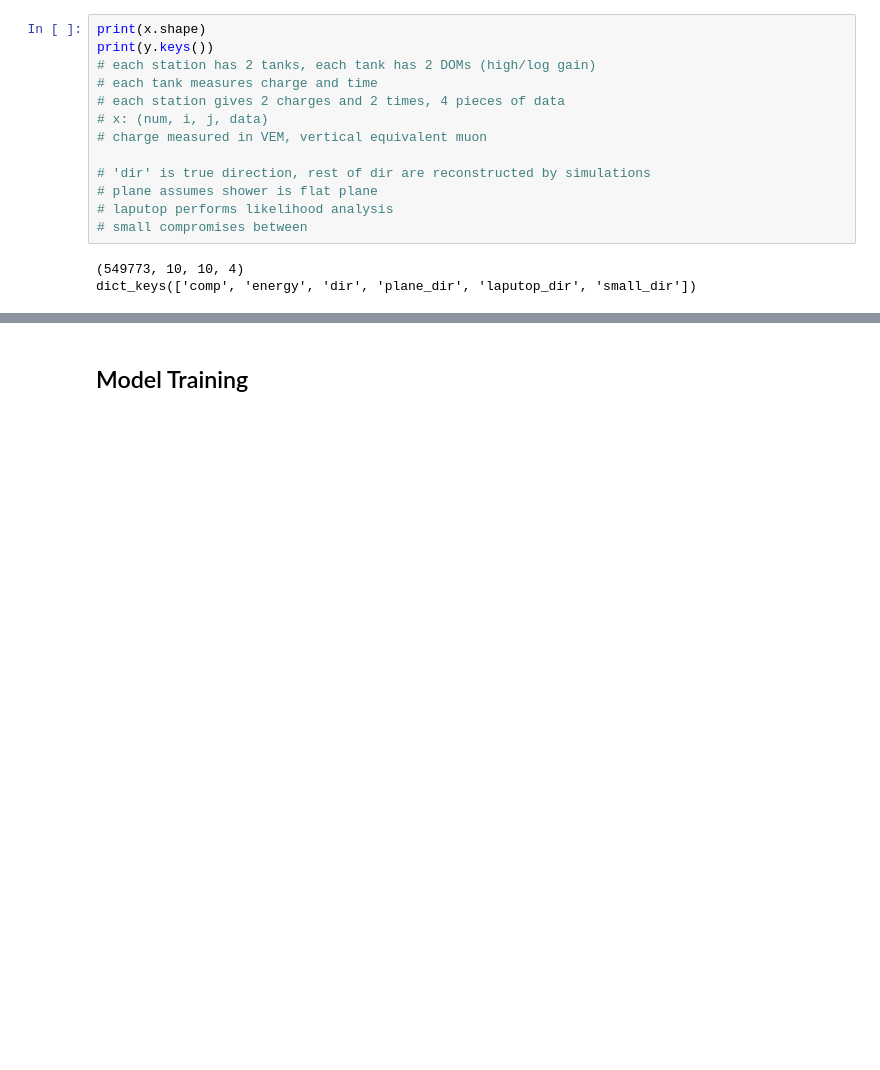
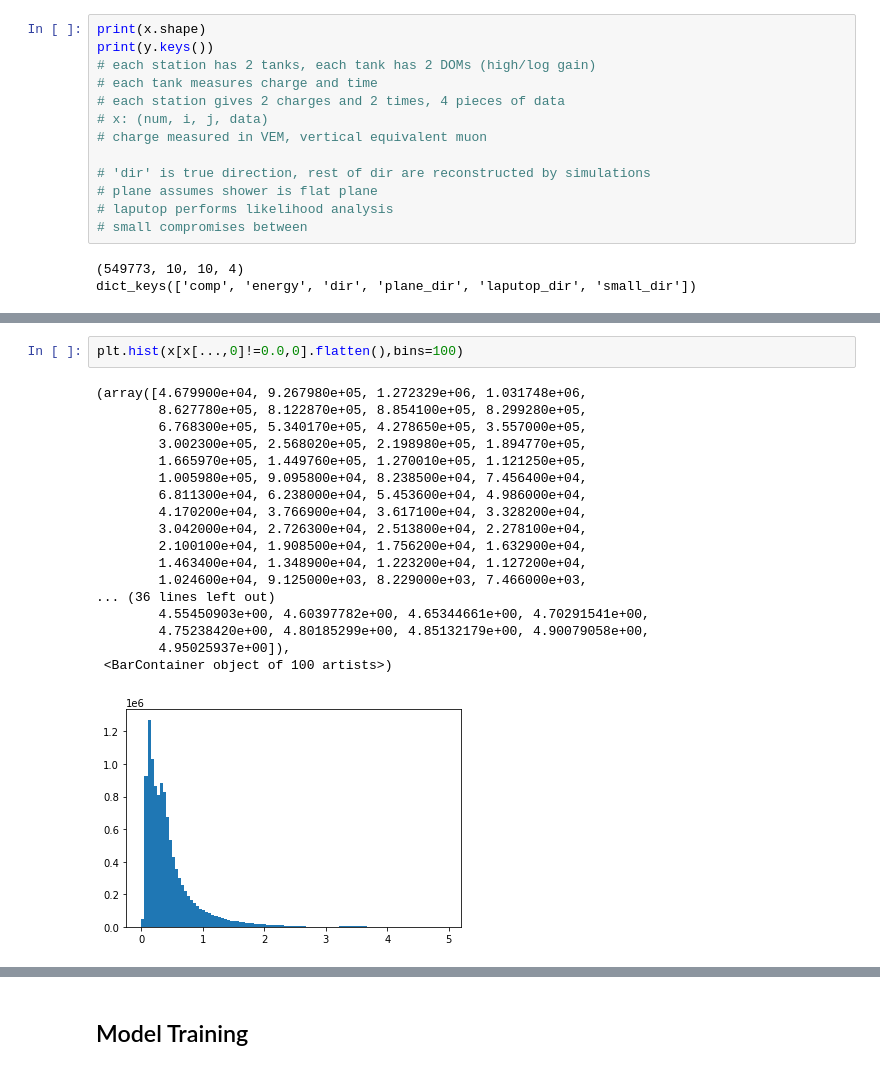
Before and after one commit to fmcnallyi3/icetop-cnn, a Jupyter notebook: simple_reco.ipynb, the cells around one changed output, grey strips where cells are left out. Cells and saved outputs as stored; diff of their text form; blank space fills up the shorter version.

```diff
--- a/simple_reco.ipynb
+++ b/simple_reco.ipynb
@@ -39,0 +78,21 @@ dict_keys(['comp', 'energy', 'dir', 'plane_dir', 'laputop_dir', 'small_dir'])
+# %%
+plt.hist(x[x[...,0]!=0.0,0].flatten(),bins=100)
+# %% [output]
+(array([4.679900e+04, 9.267980e+05, 1.272329e+06, 1.031748e+06,
+        8.627780e+05, 8.122870e+05, 8.854100e+05, 8.299280e+05,
+        6.768300e+05, 5.340170e+05, 4.278650e+05, 3.557000e+05,
+        3.002300e+05, 2.568020e+05, 2.198980e+05, 1.894770e+05,
+        1.665970e+05, 1.449760e+05, 1.270010e+05, 1.121250e+05,
+        1.005980e+05, 9.095800e+04, 8.238500e+04, 7.456400e+04,
+        6.811300e+04, 6.238000e+04, 5.453600e+04, 4.986000e+04,
+        4.170200e+04, 3.766900e+04, 3.617100e+04, 3.328200e+04,
+        3.042000e+04, 2.726300e+04, 2.513800e+04, 2.278100e+04,
+        2.100100e+04, 1.908500e+04, 1.756200e+04, 1.632900e+04,
+        1.463400e+04, 1.348900e+04, 1.223200e+04, 1.127200e+04,
+        1.024600e+04, 9.125000e+03, 8.229000e+03, 7.466000e+03,
+... (36 lines left out)
+        4.55450903e+00, 4.60397782e+00, 4.65344661e+00, 4.70291541e+00,
+        4.75238420e+00, 4.80185299e+00, 4.85132179e+00, 4.90079058e+00,
+        4.95025937e+00]),
+ <BarContainer object of 100 artists>)
+[figure, added]
```
Also changed, not shown: parts of 6 cells of this notebook.
